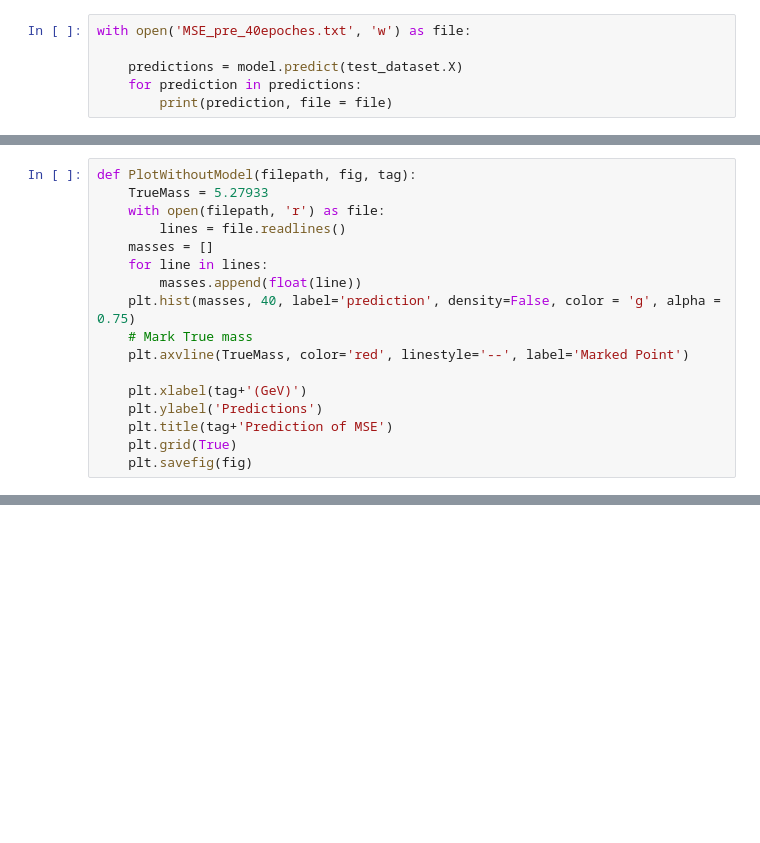
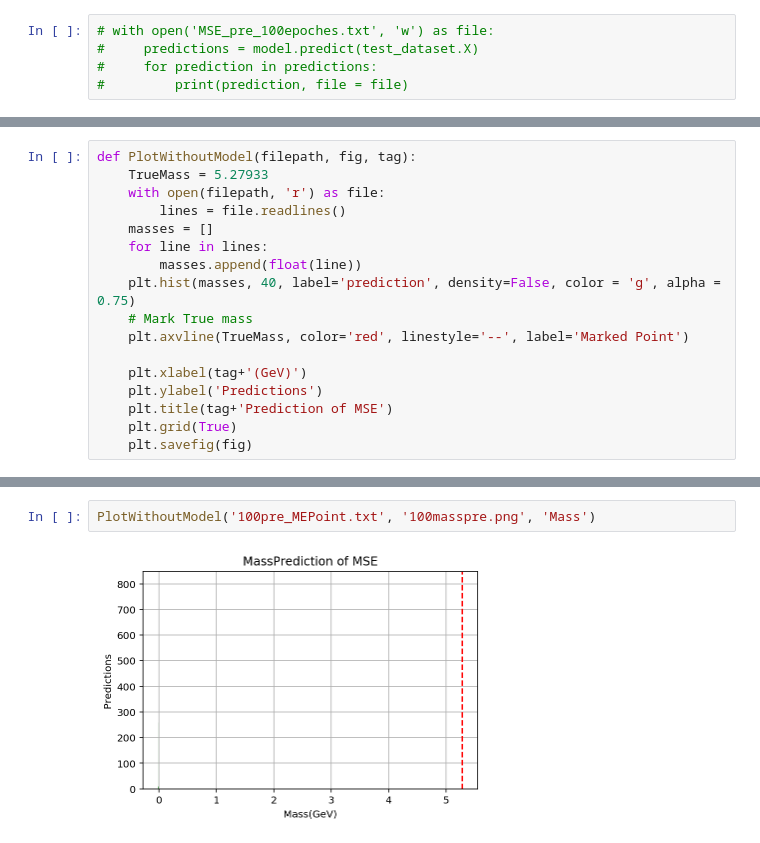
Before and after one commit to tingkaihsu/Regression, a Jupyter notebook: keras_train.ipynb, the cells around one changed output, grey strips where cells are left out. Saved outputs shown, nothing was run; the diff lists cells and outputs as text; blank space fills up the shorter version.

Commit message:
simple model and training

```diff
--- a/keras_train.ipynb
+++ b/keras_train.ipynb
@@ -302,9 +333,8 @@ Epoch 3/40
 # %%
-with open('MSE_pre_40epoches.txt', 'w') as file:
-
-    predictions = model.predict(test_dataset.X)
-    for prediction in predictions:
-        print(prediction, file = file)
+# with open('MSE_pre_100epoches.txt', 'w') as file:
+#     predictions = model.predict(test_dataset.X)
+#     for prediction in predictions:
+#         print(prediction, file = file)
 # %%
 import matplotlib.pyplot as plt
 import matplotlib as mpl
@@ -420,0 +448,4 @@ def PlotWithoutModel(filepath, fig, tag):
+# %%
+PlotWithoutModel('100pre_MEPoint.txt', '100masspre.png', 'Mass')
+# %% [output]
+[figure, added]
```
Also changed, not shown: parts of 12 cells of this notebook, 1 other file.
